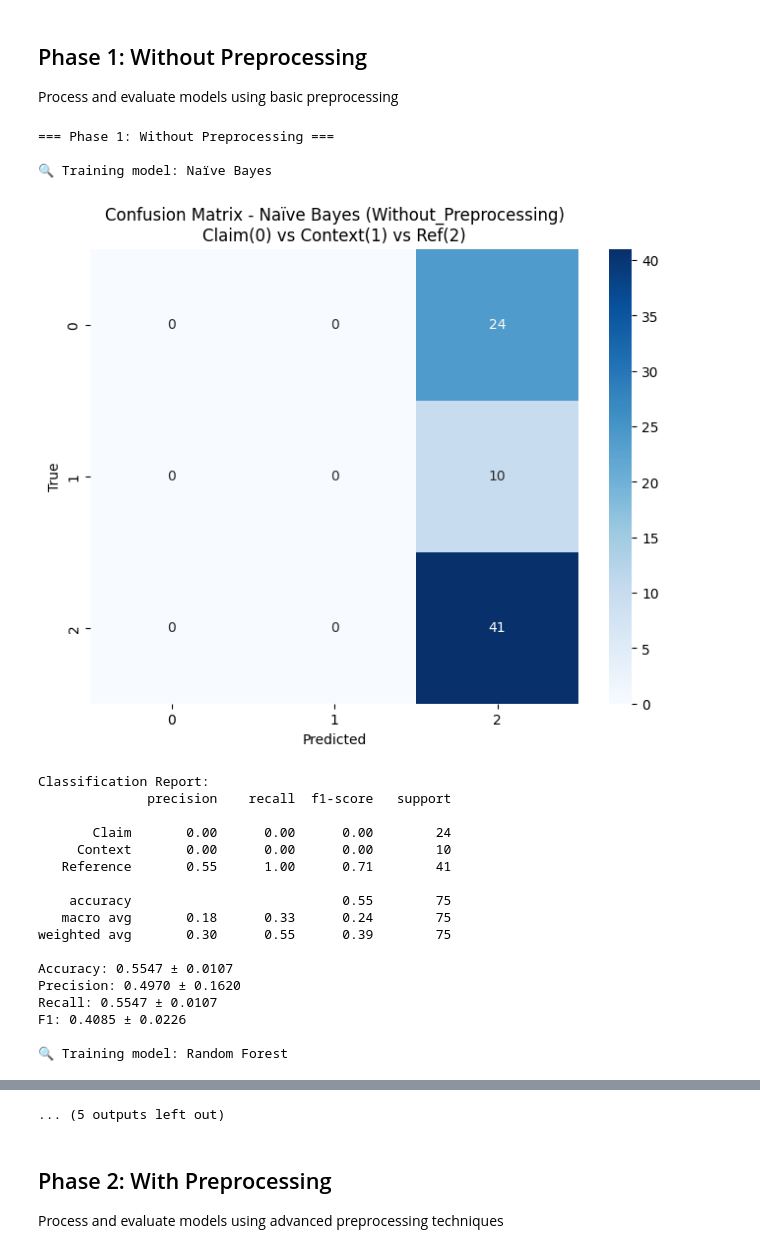
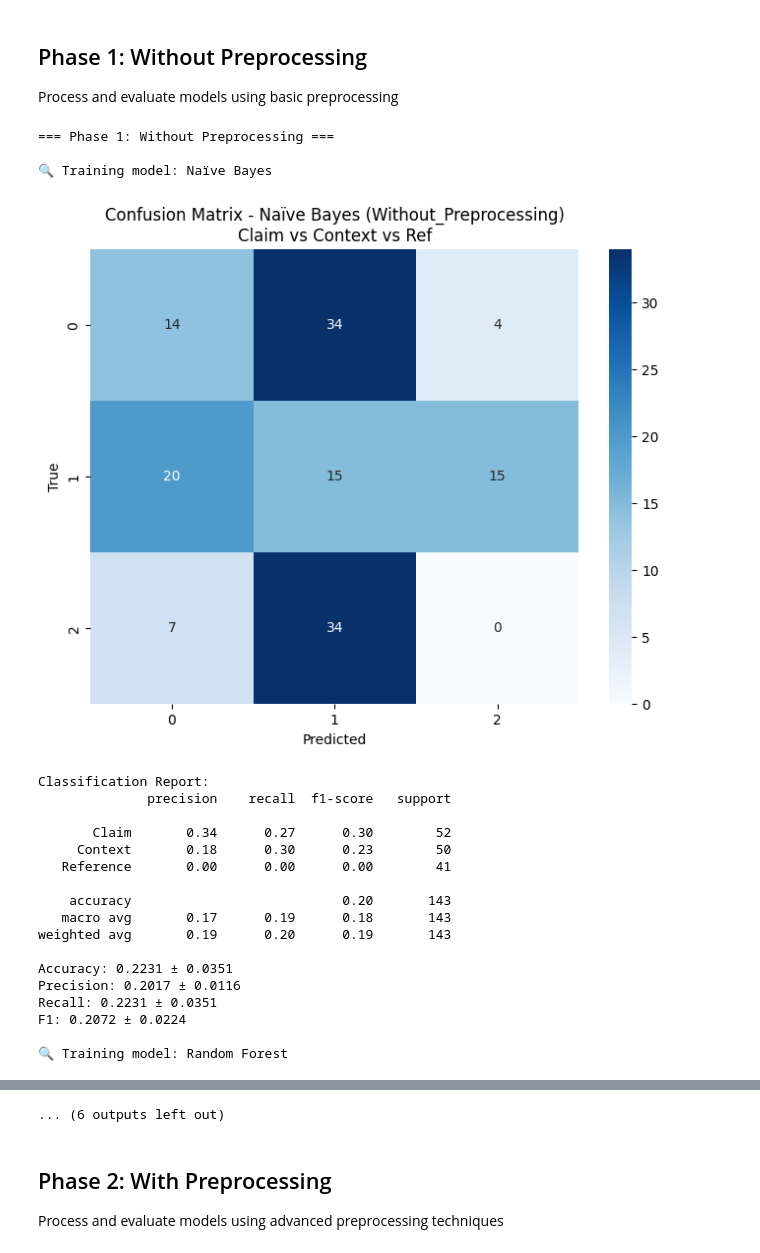
Before and after one commit to NinaShine/Machine_learning, a Jupyter notebook: Projet/task3_Etienne.ipynb, the cells around one changed output, grey strips where cells are left out. Cells and saved outputs as stored; diff of their text form; code cells hidden in the pictures.

```diff
--- a/Projet/task3_Etienne.ipynb
+++ b/Projet/task3_Etienne.ipynb
@@ -105,7 +163,7 @@ class ModelPipeline:
         self.results = {}
 
     def preprocess_data(self, df, with_preprocessing=False):
-        """Preprocess data based on the phase (with or without preprocessing)"""
+        """Preprocess data based on the phase"""
         # Convert emojis
         df['text'] = df['text'].apply(lambda x: emoji.demojize(x))
 
@@ -148,7 +206,8 @@ class ModelPipeline:
         return df, text_column
 
     def prepare_features(self, df, text_column, stopwords=None, max_features=10000):
-        """Prepare feature matrix from preprocessed data"""
+        """Prepare feature matrix with token categorization"""
+        # TF-IDF Vectorization
         vectorizer = TfidfVectorizer(
             min_df=5,
             max_df=0.95,
@@ -161,12 +220,29 @@ class ModelPipeline:
         X_text = df[text_column]
         X_tfidf = vectorizer.fit_transform(X_text)
 
+        # Categorize tokens
+        feature_names = vectorizer.get_feature_names_out()
+        token_categories = {token: self.get_token_category(token) for token in feature_names}
+
+        # Binary features
         extra_features = df[['has_url', 'has_mention', 'has_hashtag', 'has_emoji']].astype(int)
         X_extra = scipy.sparse.csr_matrix(extra_features.values)
 
+        # Combine features
         X_final = scipy.sparse.hstack([X_tfidf, X_extra])
 
         return X_final, vectorizer
+
+    @staticmethod
+    def get_token_category(token):
+        """Categorize token as numeric, timestamp, or valid"""
+        if token.isdigit():
+            return 'numeric'
+        if re.match(r'^\d+(am|pm|s|h|min|sec|hour|years)?$', token.lower()):
+            return 'timestamp'
+        if re.match(r'^[a-zA-Z]+$', token):
+            return 'valid'
+        return 'other'
 
     def train_and_evaluate(self, X, y, phase_name):
         """Train and evaluate models using k-fold cross-validation"""
@@ -183,7 +259,6 @@ class ModelPipeline:
                 "F1": []
             }
 
-            # Convert y to numpy array
             y_array = y.values
 
             for fold, (train_idx, test_idx) in enumerate(cv.split(X.toarray() if scipy.sparse.issparse(X) else X, y_array), 1):
@@ -204,7 +279,7 @@ class ModelPipeline:
                     plt.figure(figsize=(8, 6))
                     cm = confusion_matrix(y_test, y_pred)
                     sns.heatmap(cm, annot=True, fmt='d', cmap='Blues')
-                    plt.title(f'Confusion Matrix - {name} ({phase_name})\nClaim(0) vs Context(1) vs Ref(2)')
+                    plt.title(f'Confusion Matrix - {name} ({phase_name})\nClaim vs Context vs Ref')
                     plt.xlabel('Predicted')
                     plt.ylabel('True')
                     plt.show()
@@ -239,31 +314,31 @@ pipeline = ModelPipeline()
 Process and evaluate models using basic preprocessing
 # %%
 print("=== Phase 1: Without Preprocessing ===")
-df_phase1, text_column = pipeline.preprocess_data(df_clean.copy(), with_preprocessing=False)
+df_phase1, text_column = pipeline.preprocess_data(df_multi.copy(), with_preprocessing=False)
 X_phase1, _ = pipeline.prepare_features(df_phase1, text_column)
-results_phase1 = pipeline.train_and_evaluate(X_phase1, df_clean['label'], "Without_Preprocessing")
+results_phase1 = pipeline.train_and_evaluate(X_phase1, df_multi['label'], "Without_Preprocessing")
 
 print("\nPhase 1 Results:")
 display(results_phase1)
 # %% [output]
 === Phase 1: Without Preprocessing ===
 
 🔍 Training model: Naïve Bayes
-[figure, old version]
+[figure, new version]
 Classification Report:
               precision    recall  f1-score   support
 
-       Claim       0.00      0.00      0.00        24
-     Context       0.00      0.00      0.00        10
-   Reference       0.55      1.00      0.71        41
+       Claim       0.34      0.27      0.30        52
+     Context       0.18      0.30      0.23        50
+   Reference       0.00      0.00      0.00        41
 
-    accuracy                           0.55        75
-   macro avg       0.18      0.33      0.24        75
-weighted avg       0.30      0.55      0.39        75
+    accuracy                           0.20       143
+   macro avg       0.17      0.19      0.18       143
+weighted avg       0.19      0.20      0.19       143
 
-Accuracy: 0.5547 ± 0.0107
-Precision: 0.4970 ± 0.1620
-Recall: 0.5547 ± 0.0107
-F1: 0.4085 ± 0.0226
+Accuracy: 0.2231 ± 0.0351
+Precision: 0.2017 ± 0.0116
+Recall: 0.2231 ± 0.0351
+F1: 0.2072 ± 0.0224
 
 🔍 Training model: Random Forest
@@ -357,4 +420,4 @@ Parameters: { "use_label_encoder" } are not used.
-... (5 outputs left out)
+... (6 outputs left out)
 # %% [markdown]
 ## Phase 2: With Preprocessing
 
```
Also changed, not shown: parts of 9 cells of this notebook, 2 other files.
